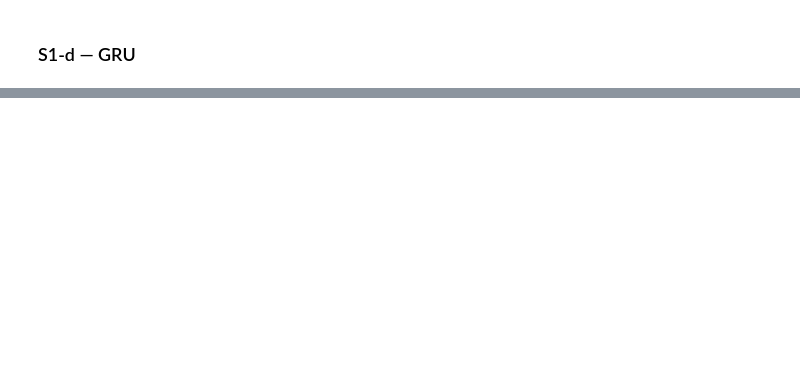
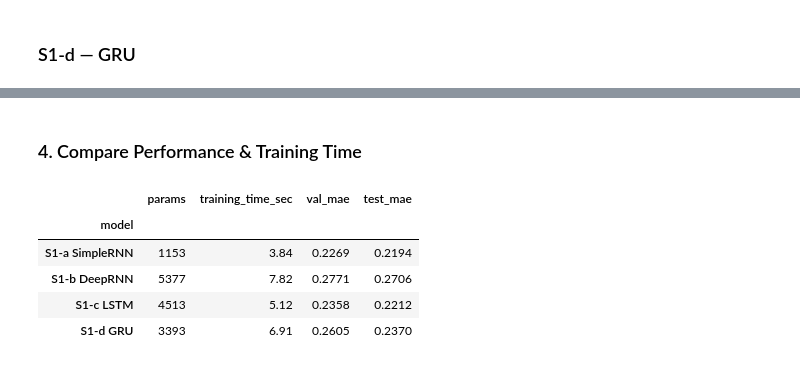
Before and after one commit to eshghinezhad/Sequence_Models-, a Jupyter notebook: MAI202-Assignment2.ipynb, the cells around one changed output, grey strips where cells are left out. Saved outputs shown, nothing was run; the diff lists cells and outputs as text; code cells hidden in the pictures; blank space fills up the shorter version.

```diff
--- a/MAI202-Assignment2.ipynb
+++ b/MAI202-Assignment2.ipynb
@@ -319,0 +398,12 @@ res
+# %% [markdown]
+### 4. Compare Performance & Training Time
+# %%
+results_s1_df = pd.DataFrame(results_s1).set_index("model")
+results_s1_df
+# %% [output]
+|  | params | training_time_sec | val_mae | test_mae |
+| model |  |  |  |  |
+| S1-a SimpleRNN | 1153 | 3.84 | 0.2269 | 0.2194 |
+| S1-b DeepRNN | 5377 | 7.82 | 0.2771 | 0.2706 |
+| S1-c LSTM | 4513 | 5.12 | 0.2358 | 0.2212 |
+| S1-d GRU | 3393 | 6.91 | 0.2605 | 0.2370 |
```
Also changed, not shown: parts of 5 cells of this notebook.
